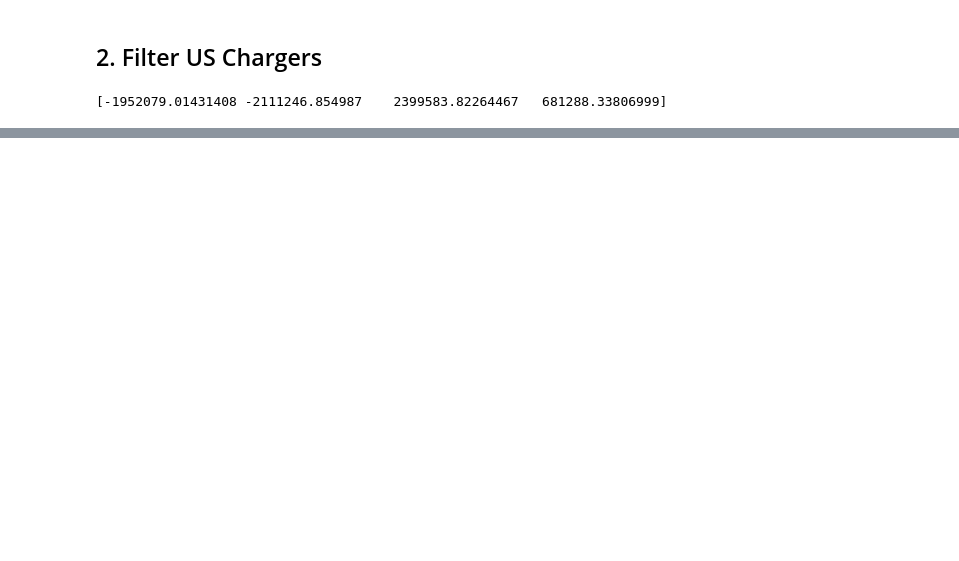
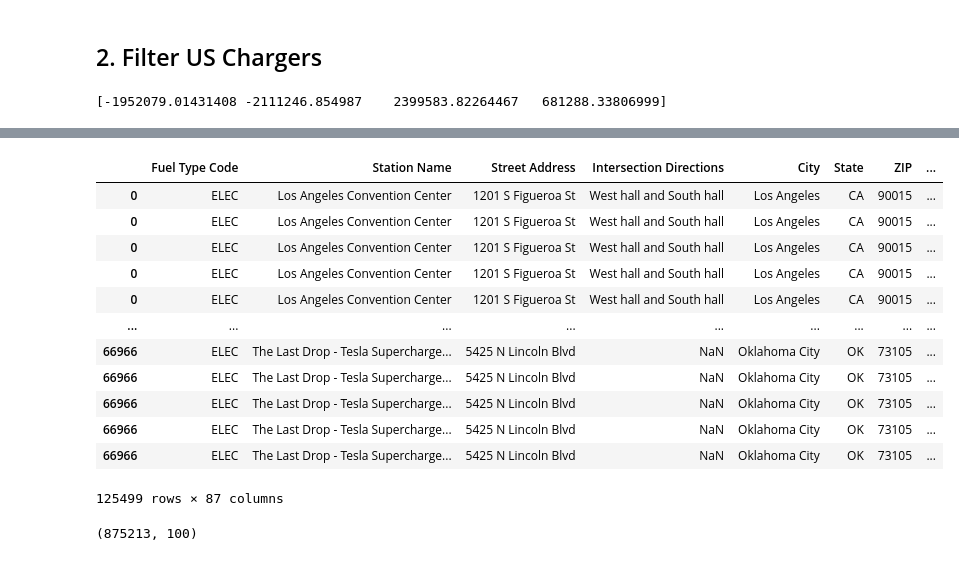
Before and after one commit to drewbarkman/ev-analysis, a Jupyter notebook: drew.ipynb, the cells around one changed output, grey strips where cells are left out. Cells and saved outputs as stored; diff of their text form; code cells hidden in the pictures; blank space fills up the shorter version.

```diff
--- a/drew.ipynb
+++ b/drew.ipynb
@@ -106,0 +197,16 @@ Index(['aadt', 'aadt_combination', 'aadt_d', 'aadt_single_unit',
+# %%
+charging_units_by_interstate
+# %% [output]
+|  | Fuel Type Code | Station Name | Street Address | Intersection Directions | City | State | ZIP | ... |
+| 0 | ELEC | Los Angeles Convention Center | 1201 S Figueroa St | West hall and South hall | Los Angeles | CA | 90015 | ... |
+| 0 | ELEC | Los Angeles Convention Center | 1201 S Figueroa St | West hall and South hall | Los Angeles | CA | 90015 | ... |
+| 0 | ELEC | Los Angeles Convention Center | 1201 S Figueroa St | West hall and South hall | Los Angeles | CA | 90015 | ... |
+| 0 | ELEC | Los Angeles Convention Center | 1201 S Figueroa St | West hall and South hall | Los Angeles | CA | 90015 | ... |
+| 0 | ELEC | Los Angeles Convention Center | 1201 S Figueroa St | West hall and South hall | Los Angeles | CA | 90015 | ... |
+| ... | ... | ... | ... | ... | ... | ... | ... | ... |
+| 66966 | ELEC | The Last Drop - Tesla Supercharge... | 5425 N Lincoln Blvd | NaN | Oklahoma City | OK | 73105 | ... |
+| 66966 | ELEC | The Last Drop - Tesla Supercharge... | 5425 N Lincoln Blvd | NaN | Oklahoma City | OK | 73105 | ... |
+| 66966 | ELEC | The Last Drop - Tesla Supercharge... | 5425 N Lincoln Blvd | NaN | Oklahoma City | OK | 73105 | ... |
+| 66966 | ELEC | The Last Drop - Tesla Supercharge... | 5425 N Lincoln Blvd | NaN | Oklahoma City | OK | 73105 | ... |
+| 66966 | ELEC | The Last Drop - Tesla Supercharge... | 5425 N Lincoln Blvd | NaN | Oklahoma City | OK | 73105 | ... |
+125499 rows × 87 columns
@@ -106,0 +244,4 @@ Index(['aadt', 'aadt_combination', 'aadt_d', 'aadt_single_unit',
+# %%
+interstates_simple.shape
+# %% [output]
+(875213, 100)
```
Also changed, not shown: parts of 44 cells of this notebook, 3 other files.
